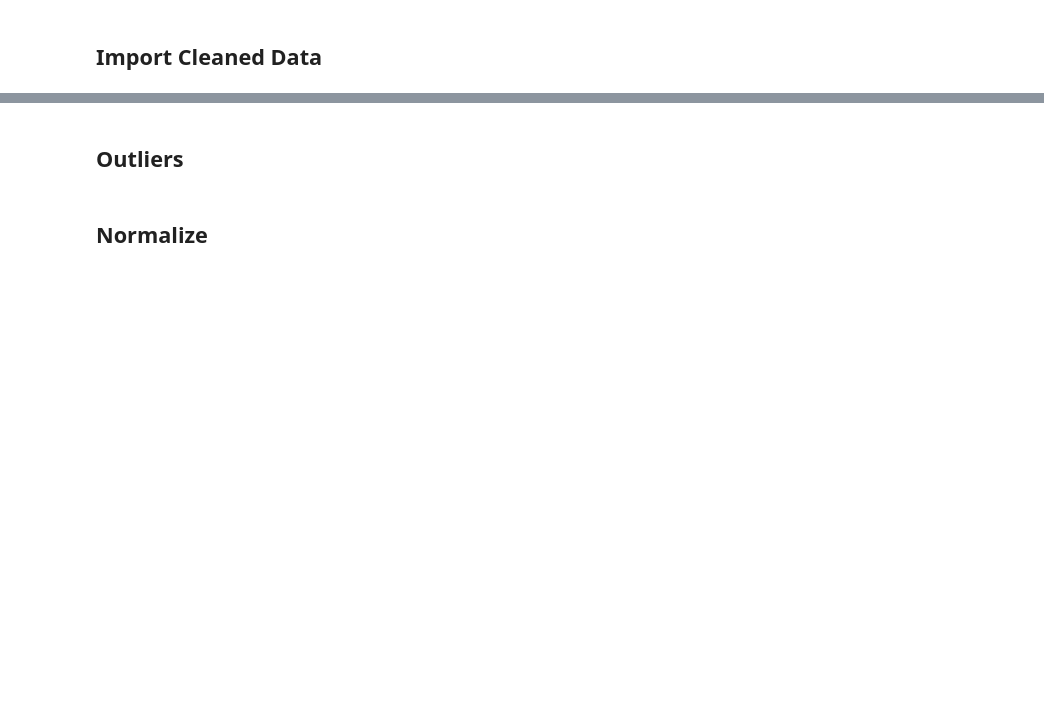
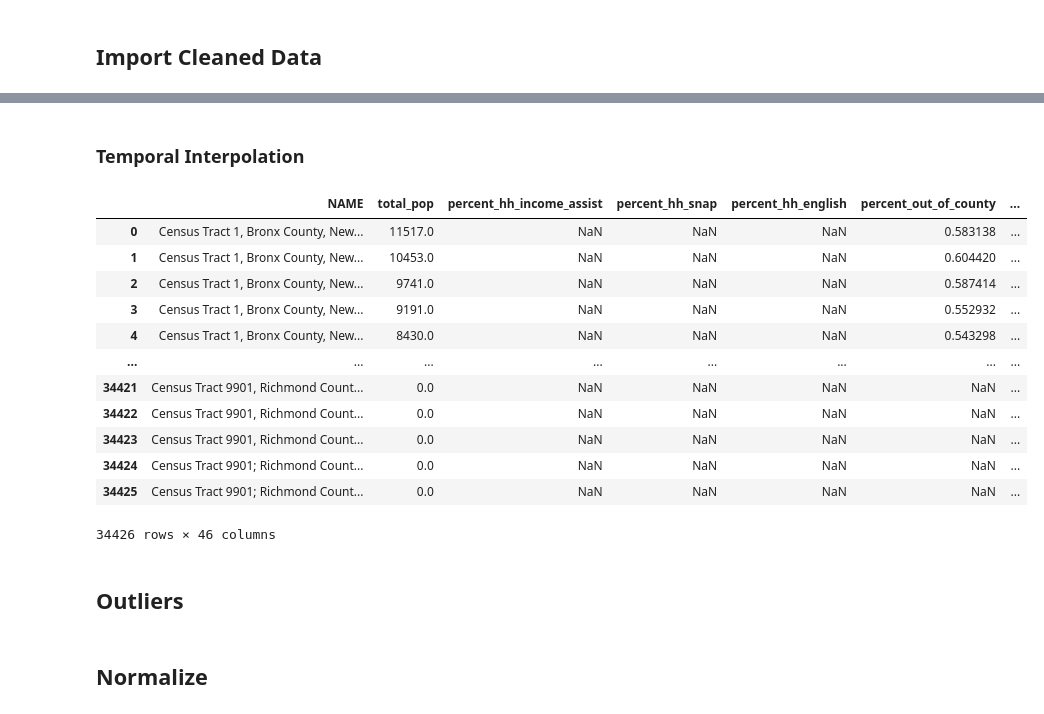
Before and after one commit to khyateed/forecasting-gentrification-nyc, a Jupyter notebook: postprocessing.ipynb, the cells around one changed output, grey strips where cells are left out. Drawn from its saved outputs; the diff is of its cells as text; code cells hidden in the pictures; blank space fills up the shorter version.

```diff
--- a/postprocessing.ipynb
+++ b/postprocessing.ipynb
@@ -69,6 +69,25 @@ df.sample(5)
-# %%
-# add GEOID column for mapping
-df['GEOID'] = '36'+df['full_tract']
+# %% [markdown]
+### Temporal Interpolation
+# %%
+# sort dataframe on tracts and years, then backfill missing vals
+sorted = df.sort_values(['full_tract','year']).reset_index(drop=True)
+df = sorted.groupby('full_tract').bfill().reset_index(drop=True)
+df
+# df_model = pd.concat([sorted['full_tract'], df_model], axis=1)
+# %% [output]
+|  | NAME | total_pop | percent_hh_income_assist | percent_hh_snap | percent_hh_english | percent_out_of_county | ... |
+| 0 | Census Tract 1, Bronx County, New... | 11517.0 | NaN | NaN | NaN | 0.583138 | ... |
+| 1 | Census Tract 1, Bronx County, New... | 10453.0 | NaN | NaN | NaN | 0.604420 | ... |
+| 2 | Census Tract 1, Bronx County, New... | 9741.0 | NaN | NaN | NaN | 0.587414 | ... |
+| 3 | Census Tract 1, Bronx County, New... | 9191.0 | NaN | NaN | NaN | 0.552932 | ... |
+| 4 | Census Tract 1, Bronx County, New... | 8430.0 | NaN | NaN | NaN | 0.543298 | ... |
+| ... | ... | ... | ... | ... | ... | ... | ... |
+| 34421 | Census Tract 9901, Richmond Count... | 0.0 | NaN | NaN | NaN | NaN | ... |
+| 34422 | Census Tract 9901, Richmond Count... | 0.0 | NaN | NaN | NaN | NaN | ... |
+| 34423 | Census Tract 9901, Richmond Count... | 0.0 | NaN | NaN | NaN | NaN | ... |
+| 34424 | Census Tract 9901; Richmond Count... | 0.0 | NaN | NaN | NaN | NaN | ... |
+| 34425 | Census Tract 9901; Richmond Count... | 0.0 | NaN | NaN | NaN | NaN | ... |
+34426 rows × 46 columns
 # %% [markdown]
 ## Outliers
 # %%
```
Also changed, not shown: parts of 19 cells of this notebook.
